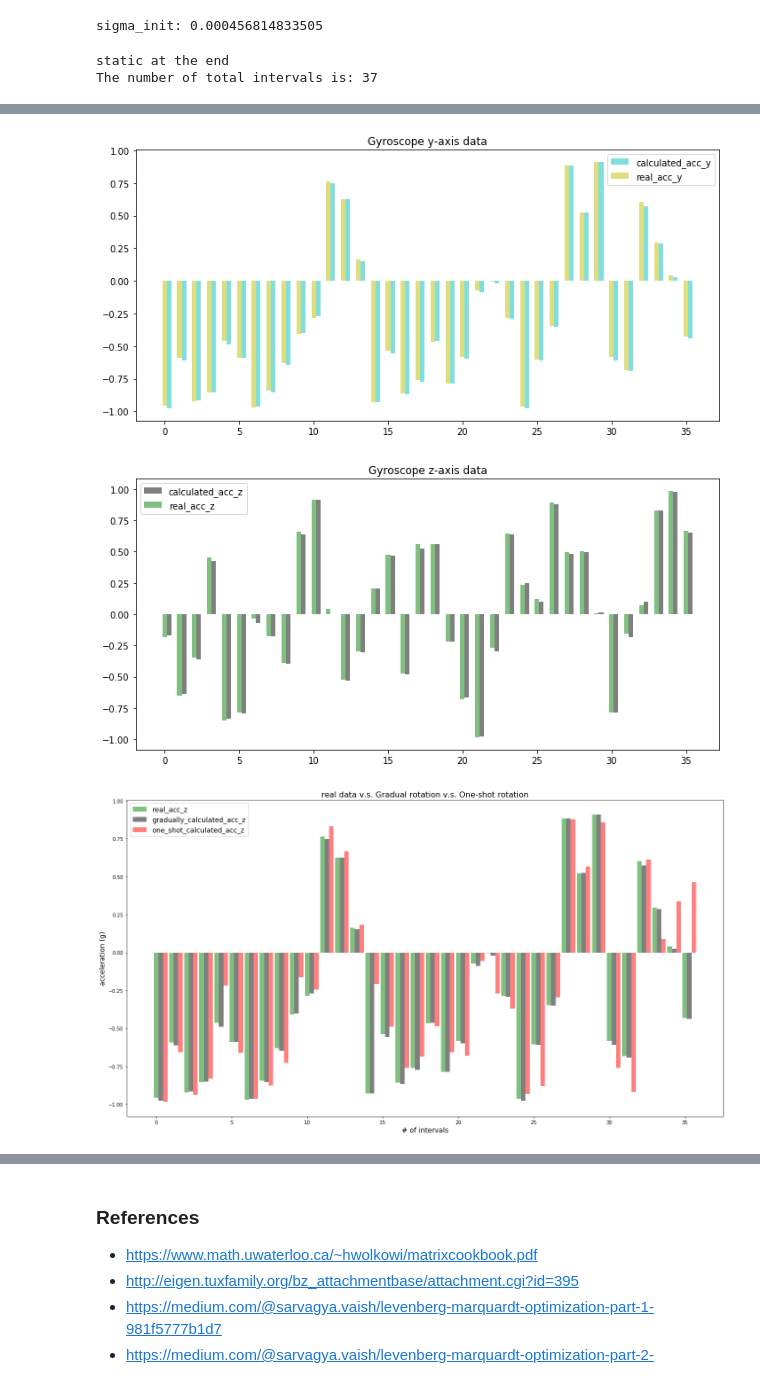
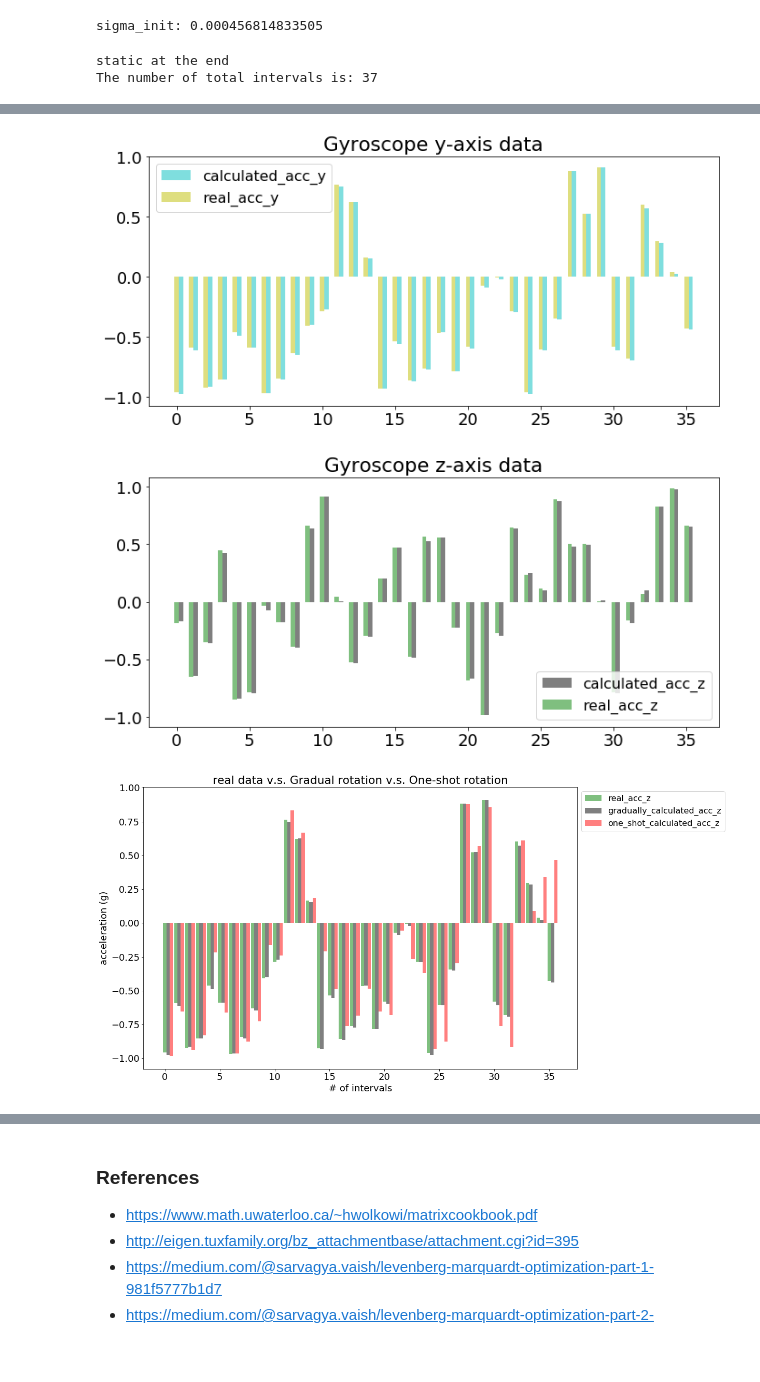
Before and after one commit to PHIL-MQP/phil, a Jupyter notebook: python/notebooks/IMU Calibration.ipynb, the cells around one changed output, grey strips where cells are left out. Cells and saved outputs as stored; diff of their text form; code cells hidden in the pictures; blank space fills up the shorter version.

```diff
--- a/python/notebooks/IMU Calibration.ipynb
+++ b/python/notebooks/IMU Calibration.ipynb
@@ -11,6 +11,7 @@ import csv
 import sys
 import os
 import math
+plt.style.use("../phil.mplstyle")
 # %% [markdown]
 # The Algorithm
 # %% [markdown]
@@ -362,7 +363,8 @@ plt.show()
 
 
 # create plot
-fig, ax = plt.subplots(figsize=(18,10))
+plt.figure(figsize=(15,10))
+
 index = np.arange(n_groups)
 bar_width = 0.3
 opacity = 0.5
@@ -382,11 +384,10 @@ rects1 = plt.bar(index + 2 * bar_width, one_time_expected_acc_y , bar_width,
 
 
 
-plt.title('real data v.s. Gradual rotation v.s. One-shot rotation', fontsize = 16)
-plt.legend(fontsize = 14)
-plt.xlabel("# of intervals", fontsize = 14)
-plt.ylabel("acceleration (g)", fontsize = 14)
-plt.tight_layout()
+plt.title('real data v.s. Gradual rotation v.s. One-shot rotation')
+plt.legend(bbox_to_anchor=(1,1))
+plt.xlabel("# of intervals")
+plt.ylabel("acceleration (g)")
 plt.show()
 # %% [output]
 static at the end
@@ -396,6 +397,6 @@ The number of total intervals is: 37
-[figure, old version]
+[figure, new version]
-[figure, old version]
+[figure, new version]
-[figure, old version]
+[figure, new version]
 # %%
 def compute_residual(intervals, static_mean_accs, acc_params):
     residual = 0
```
Also changed, not shown: parts of 4 cells of this notebook, 2 other files.
